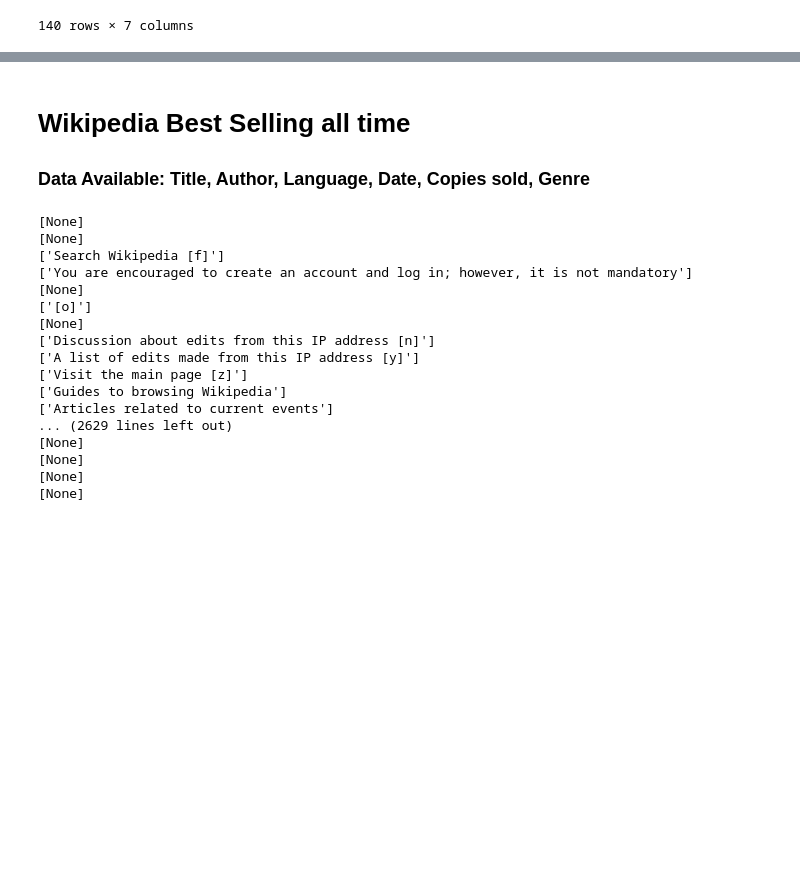
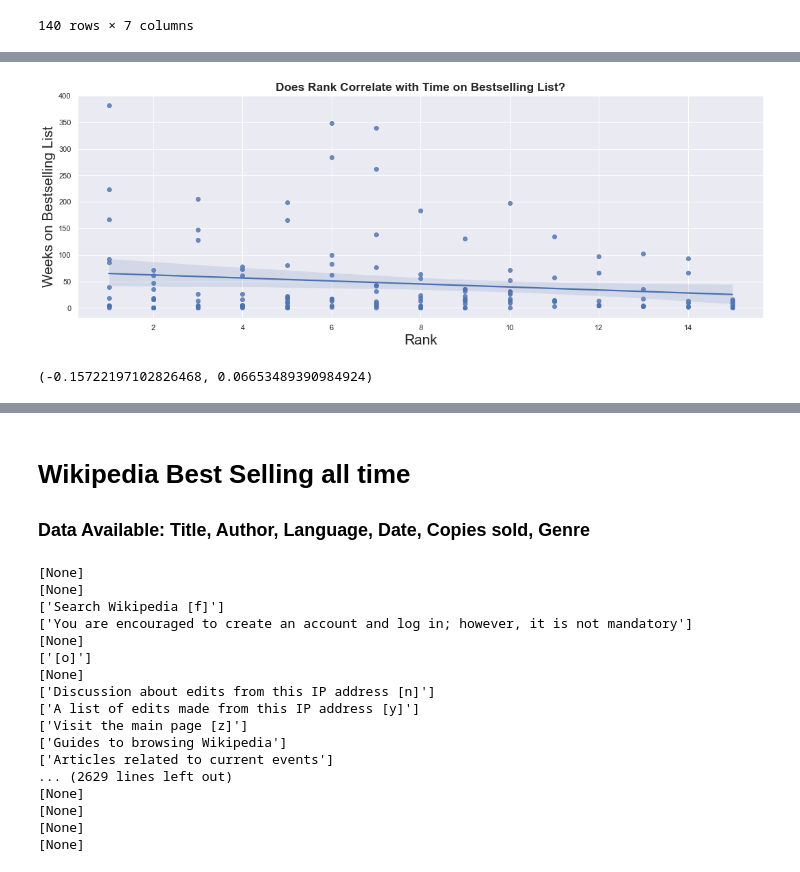
Before and after one commit to AndrewCurtis27/CS6830_proj3, a Jupyter notebook: proj3.ipynb, the cells around one changed output, grey strips where cells are left out. Saved outputs shown, nothing was run; the diff lists cells and outputs as text; code cells hidden in the pictures; blank space fills up the shorter version.

```diff
--- a/proj3.ipynb
+++ b/proj3.ipynb
@@ -92,0 +143,16 @@ all_ny_df
+# %%
+g = sns.regplot(data=all_ny_df, x='Rank', y='Weeks_on_list')
+# g.set(ylabel = 'Weeks on Bestselling List', fontsize=15)
+# plt.ylabel('Weeks on Bestselling List')
+plt.title ('Does Rank Correlate with Time on Bestselling List?', size='x-large', fontweight='bold')
+plt.xlabel('Rank', size='xx-large')
+plt.ylabel('Weeks on Bestselling List', size='xx-large')
+plt.savefig('Weeks_Rank.png')
+plt.show()
+plt.close()
+# %% [output]
+[figure, added]
+# %%
+display(stats.pearsonr(all_ny_df['Rank'], all_ny_df['Weeks_on_list']))
+# %% [output]
+(-0.15722197102826468, 0.06653489390984924)
```
Also changed, not shown: parts of 15 cells of this notebook.
